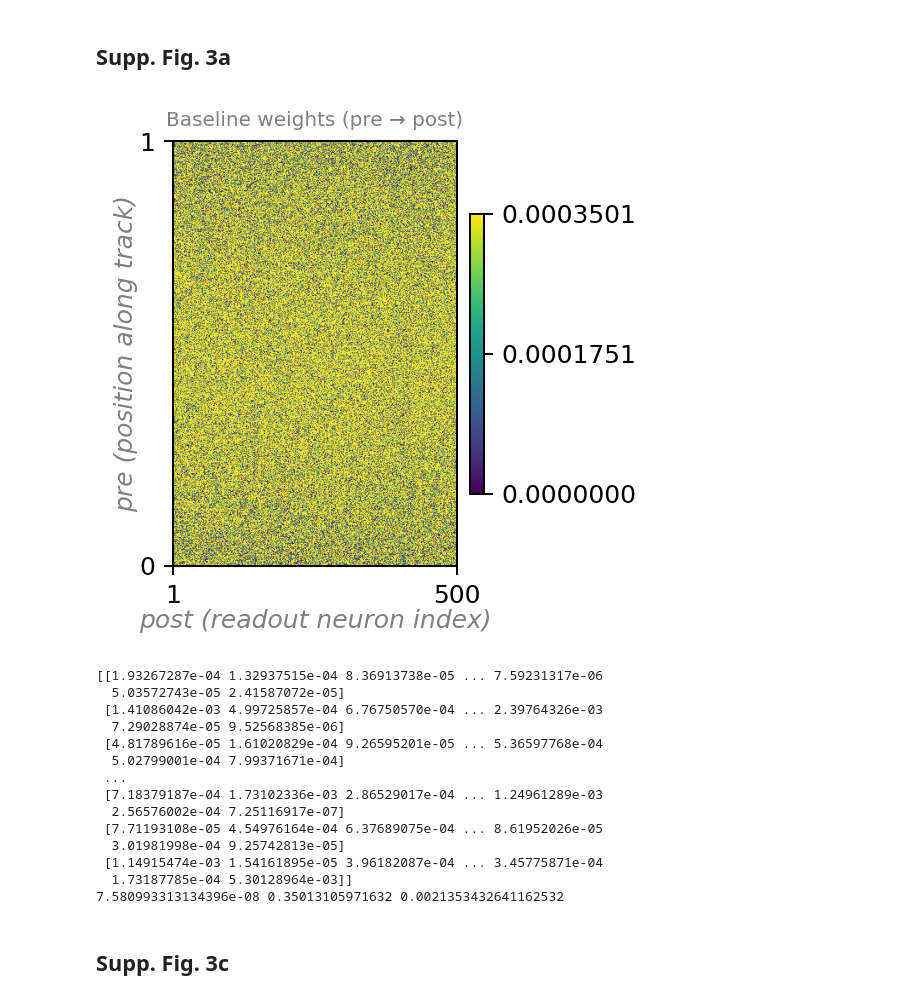
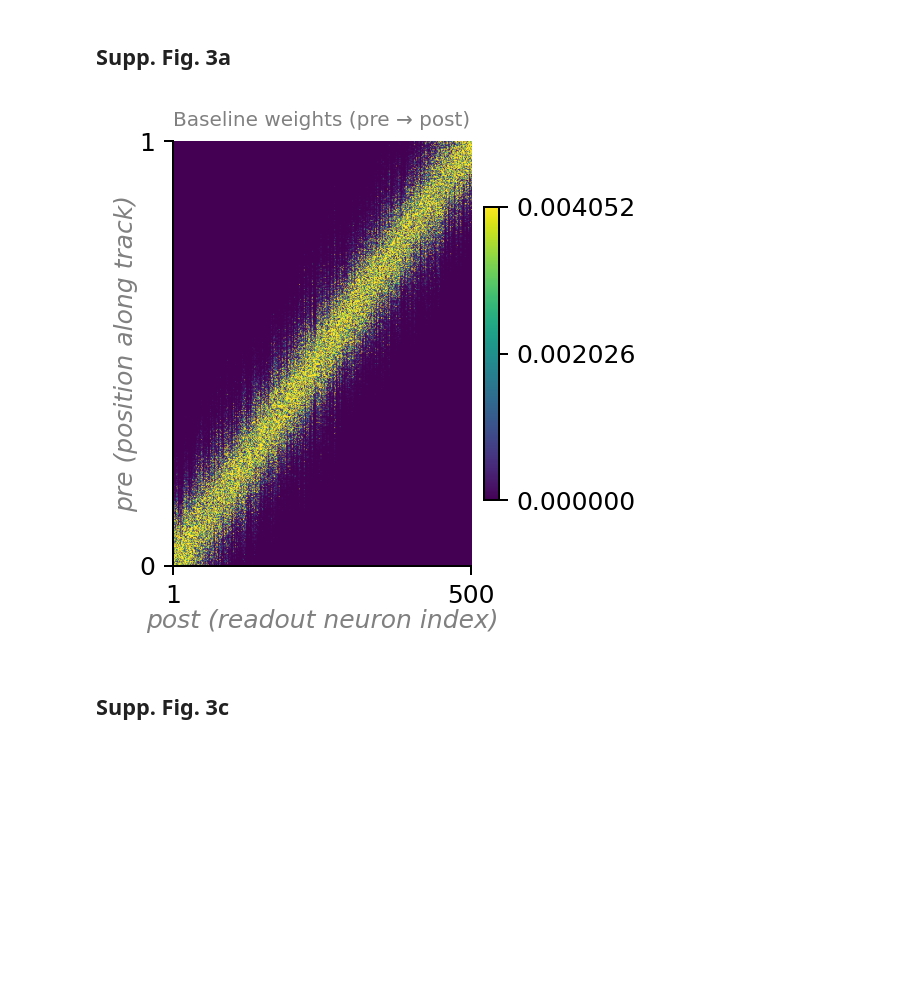
Before and after one commit to sctclif/place_cell_representational_drift, a Jupyter notebook: figs_setup.ipynb, the cells around one changed output. Cells and saved outputs as stored; diff of their text form; code cells hidden in the pictures; blank space fills up the shorter version.

Commit message:
Fix bug to do with sigma values

```diff
--- a/figs_setup.ipynb
+++ b/figs_setup.ipynb
@@ -8,7 +10,10 @@ x_stim = 0.5                   # POSITION to stimulate at during deprivation (in
 n_test_positions = 100         # Number of x-samples to test preferred position
 L = 1.0                        # Track length (choose units: meters or bins)
 
-vars = np.random.lognormal(2, 0.6, N)   # Place-field widths (sigma) for each input neuron (units of L)
+rng = np.random.default_rng(0)
+sigmas = rng.normal(loc=0.05*L, scale=0.015*L, size=N)
+vars = np.clip(sigmas, 0.02*L, 0.10*L)
+
 learning_rate = 1e-2
 
 n_days = 28
@@ -89,51 +159,35 @@ def supp_fig_3a(W_baseline, L=1.0, vmax=None):
     vmax : float or None
         Max color scale. If None, it auto-scales to data.
     """
     import matplotlib.pyplot as plt
     N = W_baseline.shape[0]
 
     fig, ax = plt.subplots(figsize=(3.2, 3.2), dpi=180)
     im = ax.imshow(W_baseline, origin='lower', aspect='auto',
-               vmin=W_baseline.min(), vmax=W_baseline.max()*0.9)
+               vmin=W_baseline.min(), vmax=W_baseline.max()*0.01)
 
     cbar = plt.colorbar(im, ax=ax, fraction=0.045, pad=0.04)
     # show 3 evenly spaced ticks on the colorbar
     vmin = 0.0
     vmax_eff = im.norm.vmax
     cbar.ax.set_yticks([vmin, 0.5*(vmin+vmax_eff), vmax_eff])
 
     # Ticks at the ends of the matrices
     ax.set_yticks([0, N-1]); ax.set_xticks([0, N-1])
     # Label those ticks in *position* units on the y-axis for intuition
     ax.set_yticklabels([f"0", f"{L:g}"])
     ax.set_xticklabels([f"1", f"{N}"])
 
     ax.set_xlabel('post (readout neuron index)', labelpad=0.5, fontstyle='italic', c='gray')
     ax.set_ylabel('pre (position along track)', labelpad=0.5, fontstyle='italic', c='gray')
 
     ax.set_title("Baseline weights (pre → post)", fontsize=8, color='gray')
     plt.tight_layout()
     plt.show()
 
 supp_fig_3a(W_baseline, L=L)
-print(W_baseline)
-print(W_baseline.min(), W_baseline.max(), W_baseline.mean())
 # %% [output]
-[figure, old version]
+[figure, new version]
-[[1.93267287e-04 1.32937515e-04 8.36913738e-05 ... 7.59231317e-06
-  5.03572743e-05 2.41587072e-05]
- [1.41086042e-03 4.99725857e-04 6.76750570e-04 ... 2.39764326e-03
-  7.29028874e-05 9.52568385e-06]
- [4.81789616e-05 1.61020829e-04 9.26595201e-05 ... 5.36597768e-04
-  5.02799001e-04 7.99371671e-04]
- ...
- [7.18379187e-04 1.73102336e-03 2.86529017e-04 ... 1.24961289e-03
-  2.56576002e-04 7.25116917e-07]
- [7.71193108e-05 4.54976164e-04 6.37689075e-04 ... 8.61952026e-05
-  3.01981998e-04 9.25742813e-05]
- [1.14915474e-03 1.54161895e-05 3.96182087e-04 ... 3.45775871e-04
-  1.73187785e-04 5.30128964e-03]]
-7.580993313134396e-08 0.35013105971632 0.0021353432641162532
 # %% [markdown]
 ## Supp. Fig. 3c
 # %%
```
Also changed, not shown: parts of 4 cells of this notebook.
